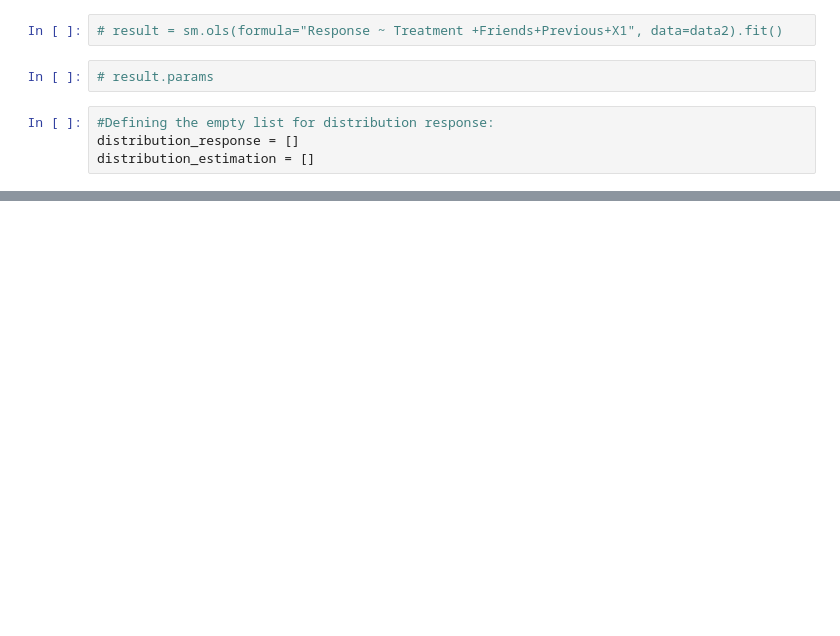
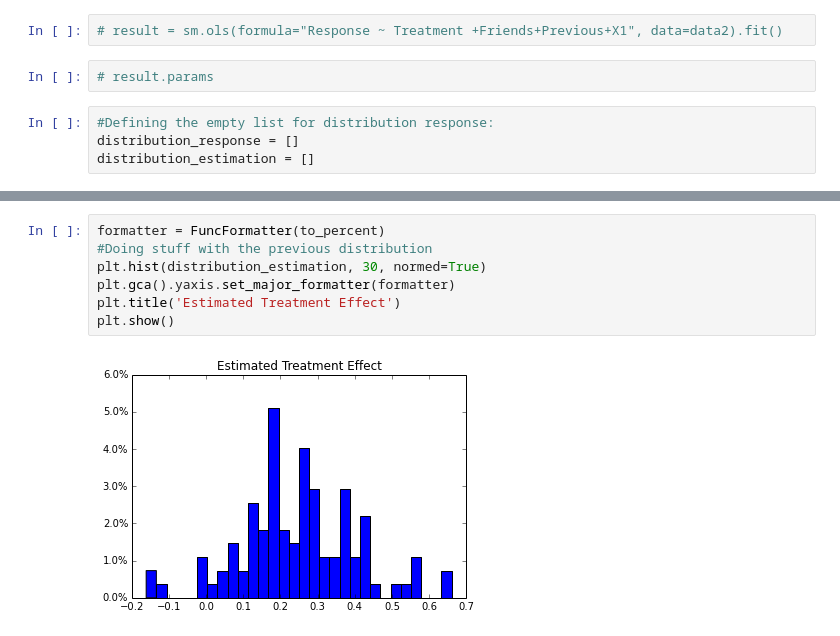
Before and after one commit to imanolarrieta/edgematching, a Jupyter notebook: Project_graph_generation_Thomas.ipynb, the cells around one changed output, grey strips where cells are left out. Saved outputs shown, nothing was run; the diff lists cells and outputs as text; blank space fills up the shorter version.

```diff
--- a/Project_graph_generation_Thomas.ipynb
+++ b/Project_graph_generation_Thomas.ipynb
@@ -379,3 +376,12 @@ plt.hist(distribution_estimation, 30)
+# %%
+formatter = FuncFormatter(to_percent)
+#Doing stuff with the previous distribution
+plt.hist(distribution_estimation, 30, normed=True)
+plt.gca().yaxis.set_major_formatter(formatter)
+plt.title('Estimated Treatment Effect')
+plt.show()
+# %% [output]
+[figure, added]
 # %%
 print np.mean(distribution_response)
 print np.mean(distribution_estimation)
```
Also changed, not shown: parts of 10 cells of this notebook, 2 other files.
